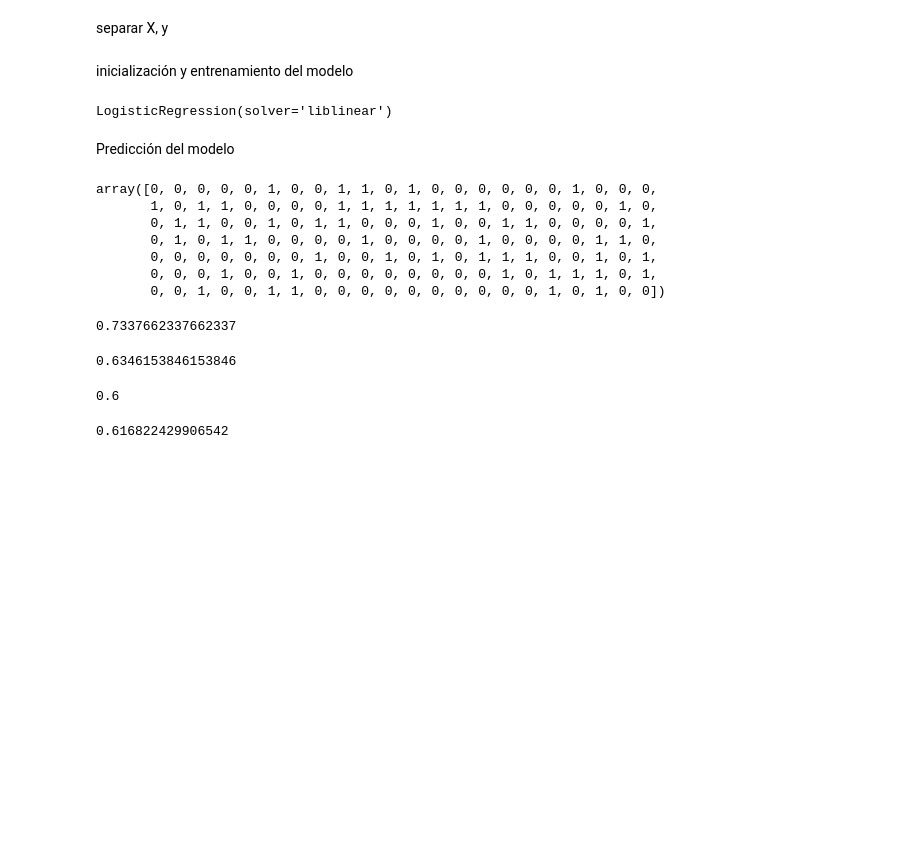
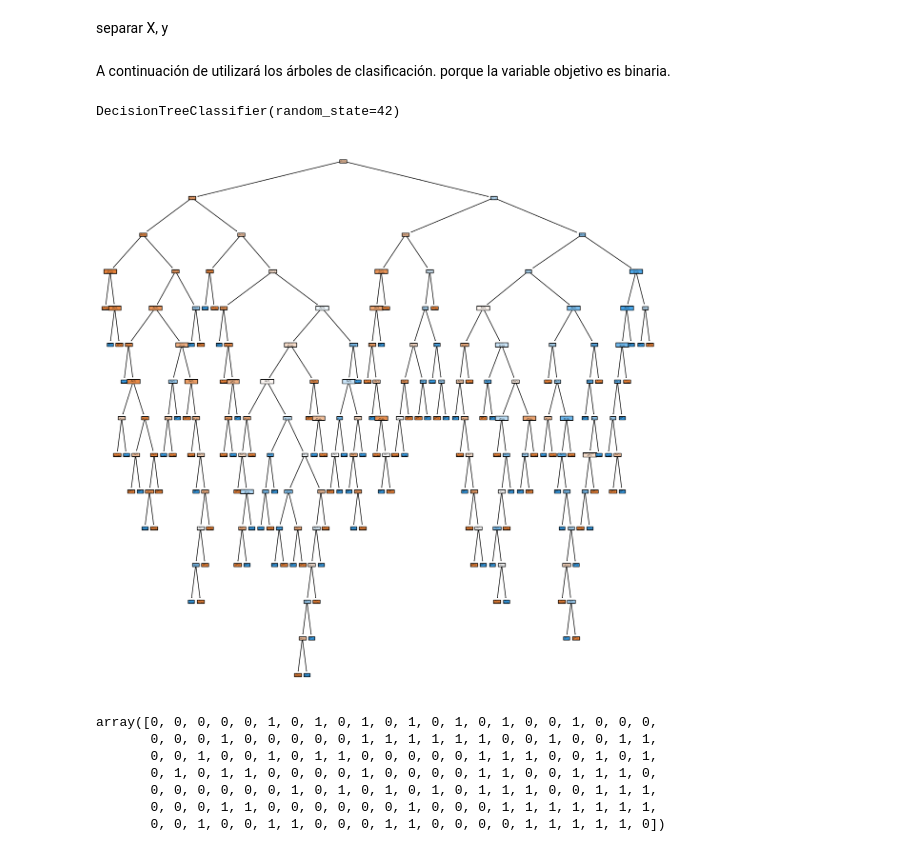
Before and after one commit to 4GeeksAcademy/machine-learning-python-template_arbol_decision_melissahm, a Jupyter notebook: src/explore_arbol_decision.ipynb, the cells around one changed output. Cells and saved outputs as stored; diff of their text form; code cells hidden in the pictures; blank space fills up the shorter version.

```diff
--- a/src/explore.ipynb
+++ b/src/explore_arbol_decision.ipynb
@@ -735,40 +733,44 @@ y_train = train_data["Outcome"]
 
 X_test = test_data.drop(["Outcome"], axis = 1)
 y_test = test_data["Outcome"]
-# %% [markdown]
-inicialización y entrenamiento del modelo
-# %%
-model = LogisticRegression(solver = 'liblinear')
-
-model.fit(X_train, y_train)
-# %% [output]
-LogisticRegression(solver='liblinear')
-# %% [markdown]
- Predicción del modelo
+# %% [markdown]
+A continuación de utilizará los árboles de clasificación. porque la variable objetivo es binaria.
+# %%
+from sklearn import tree
+from sklearn.tree import DecisionTreeClassifier
+from sklearn.tree import DecisionTreeRegressor
+
+from sklearn.metrics import accuracy_score
+from sklearn.metrics import f1_score
+from sklearn.metrics import precision_score
+from sklearn.metrics import recall_score
+from sklearn.metrics import classification_report
+from pickle import dump
+
+
+model = DecisionTreeClassifier(random_state = 42)
+
+# entrenamiento
+model.fit(X_train, y_train)
+# %% [output]
+DecisionTreeClassifier(random_state=42)
+# %%
+fig = plt.figure(figsize=(15,15))
+
+tree.plot_tree(model, feature_names = list(X_train.columns), class_names = ["No diabetes", "Diabetes"], filled = True)
+
+plt.show()
+# %% [output]
+[figure, added]
 # %%
-y_pred = model.predict(X_test)
-y_pred
+# predicción
+y_pred_test = model.predict(X_test)
+y_pred_test
 # %% [output]
-array([0, 0, 0, 0, 0, 1, 0, 0, 1, 1, 0, 1, 0, 0, 0, 0, 0, 0, 1, 0, 0, 0,
-       1, 0, 1, 1, 0, 0, 0, 0, 1, 1, 1, 1, 1, 1, 1, 0, 0, 0, 0, 0, 1, 0,
-       0, 1, 1, 0, 0, 1, 0, 1, 1, 0, 0, 0, 1, 0, 0, 1, 1, 0, 0, 0, 0, 1,
-       0, 1, 0, 1, 1, 0, 0, 0, 0, 1, 0, 0, 0, 0, 1, 0, 0, 0, 0, 1, 1, 0,
-       0, 0, 0, 0, 0, 0, 0, 1, 0, 0, 1, 0, 1, 0, 1, 1, 1, 0, 0, 1, 0, 1,
-       0, 0, 0, 1, 0, 0, 1, 0, 0, 0, 0, 0, 0, 0, 0, 1, 0, 1, 1, 1, 0, 1,
-       0, 0, 1, 0, 0, 1, 1, 0, 0, 0, 0, 0, 0, 0, 0, 0, 0, 1, 0, 1, 0, 0])
+array([0, 0, 0, 0, 0, 1, 0, 1, 0, 1, 0, 1, 0, 1, 0, 1, 0, 0, 1, 0, 0, 0,
+       0, 0, 0, 1, 0, 0, 0, 0, 0, 1, 1, 1, 1, 1, 1, 0, 0, 1, 0, 0, 1, 1,
+       0, 0, 1, 0, 0, 1, 0, 1, 1, 0, 0, 0, 0, 0, 1, 1, 1, 0, 0, 1, 0, 1,
+       0, 1, 0, 1, 1, 0, 0, 0, 0, 1, 0, 0, 0, 0, 1, 1, 0, 0, 1, 1, 1, 0,
+       0, 0, 0, 0, 0, 0, 1, 0, 1, 0, 1, 0, 1, 0, 1, 1, 1, 0, 0, 1, 1, 1,
+       0, 0, 0, 1, 1, 0, 0, 0, 0, 0, 0, 1, 0, 0, 0, 1, 1, 1, 1, 1, 1, 1,
+       0, 0, 1, 0, 0, 1, 1, 0, 0, 0, 1, 1, 0, 0, 0, 0, 1, 1, 1, 1, 1, 0])
-# %%
-accuracy_score(y_test, y_pred)
-# %% [output]
-0.7337662337662337
-# %%
-precision_score(y_test, y_pred)
-# %% [output]
-0.6346153846153846
-# %%
-recall_score(y_test, y_pred)
-# %% [output]
-0.6
-# %%
-f1_score(y_test, y_pred)
-# %% [output]
-0.616822429906542
```
Also changed, not shown: parts of 25 cells of this notebook, 3 other files.
